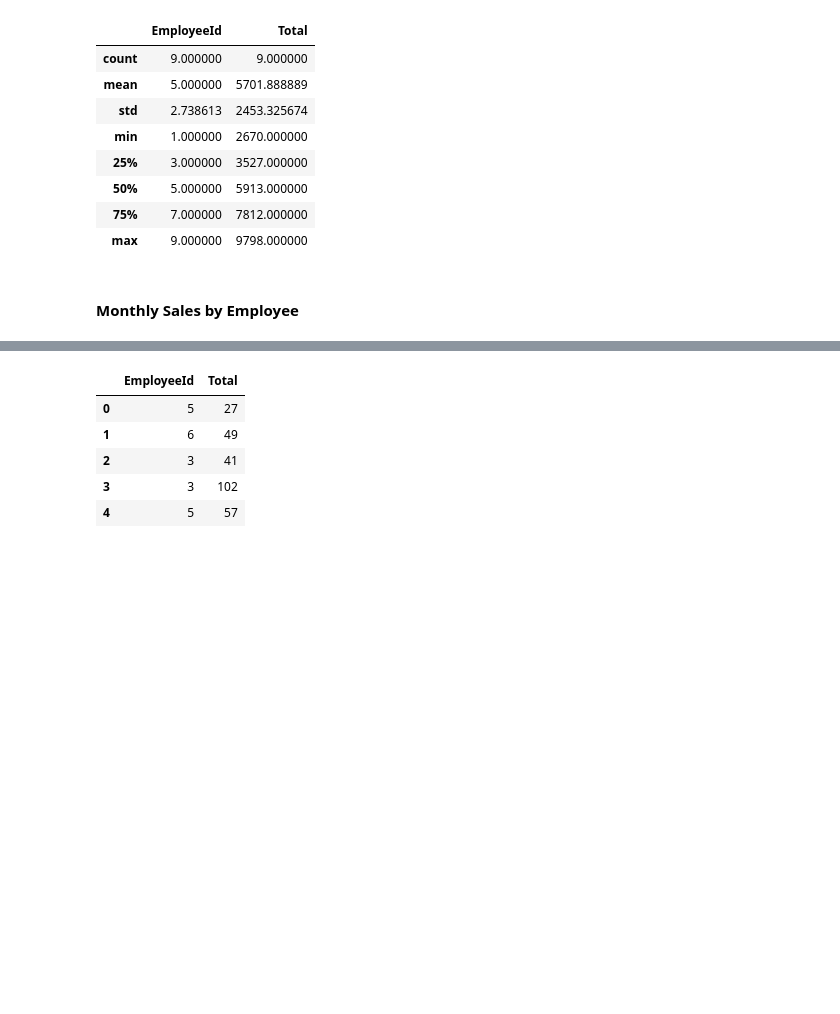
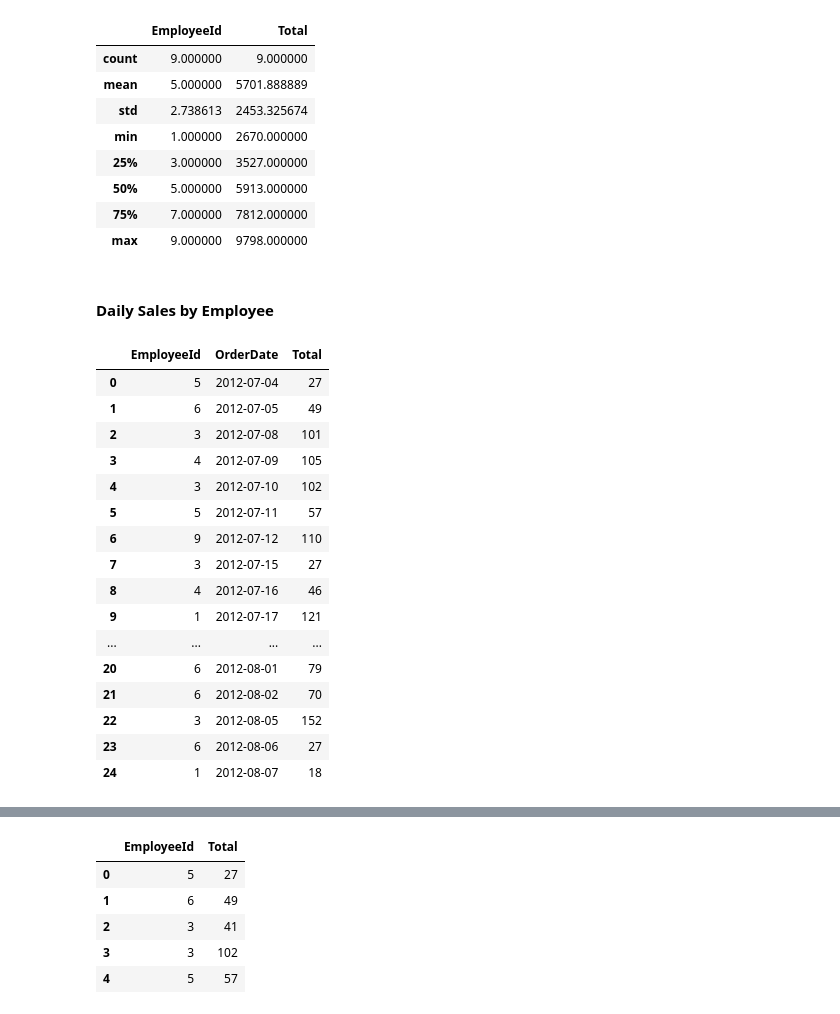
Before and after one commit to MagicMilly/dsc-2-final-project-online-ds-ft-100118, a Jupyter notebook: student.ipynb, the cells around one changed output, grey strips where cells are left out. Saved outputs shown, nothing was run; the diff lists cells and outputs as text; code cells hidden in the pictures; blank space fills up the shorter version.

```diff
--- a/student.ipynb
+++ b/student.ipynb
@@ -434,4 +434,26 @@ employee_sales_df.describe()
 | 75% | 7.000000 | 7812.000000 |
 | max | 9.000000 | 9798.000000 |
 # %% [markdown]
-#### Monthly Sales by Employee
+#### Daily Sales by Employee
+# %%
+daily_sales_by_employee = pd.read_sql_query('SELECT EmployeeId, OrderDate, SUM(OrderDetail.Quantity) AS Total FROM \
+[Order] INNER JOIN OrderDetail ON [Order].Id = OrderDetail.OrderId GROUP BY OrderDate ORDER BY OrderDate;', conn)
+daily_sales_by_employee.head(25)
+# %% [output]
+|  | EmployeeId | OrderDate | Total |
+| 0 | 5 | 2012-07-04 | 27 |
+| 1 | 6 | 2012-07-05 | 49 |
+| 2 | 3 | 2012-07-08 | 101 |
+| 3 | 4 | 2012-07-09 | 105 |
+| 4 | 3 | 2012-07-10 | 102 |
+| 5 | 5 | 2012-07-11 | 57 |
+| 6 | 9 | 2012-07-12 | 110 |
+| 7 | 3 | 2012-07-15 | 27 |
+| 8 | 4 | 2012-07-16 | 46 |
+| 9 | 1 | 2012-07-17 | 121 |
+| ... | ... | ... | ... |
+| 20 | 6 | 2012-08-01 | 79 |
+| 21 | 6 | 2012-08-02 | 70 |
+| 22 | 3 | 2012-08-05 | 152 |
+| 23 | 6 | 2012-08-06 | 27 |
+| 24 | 1 | 2012-08-07 | 18 |
```
Also changed, not shown: parts of 7 cells of this notebook.
